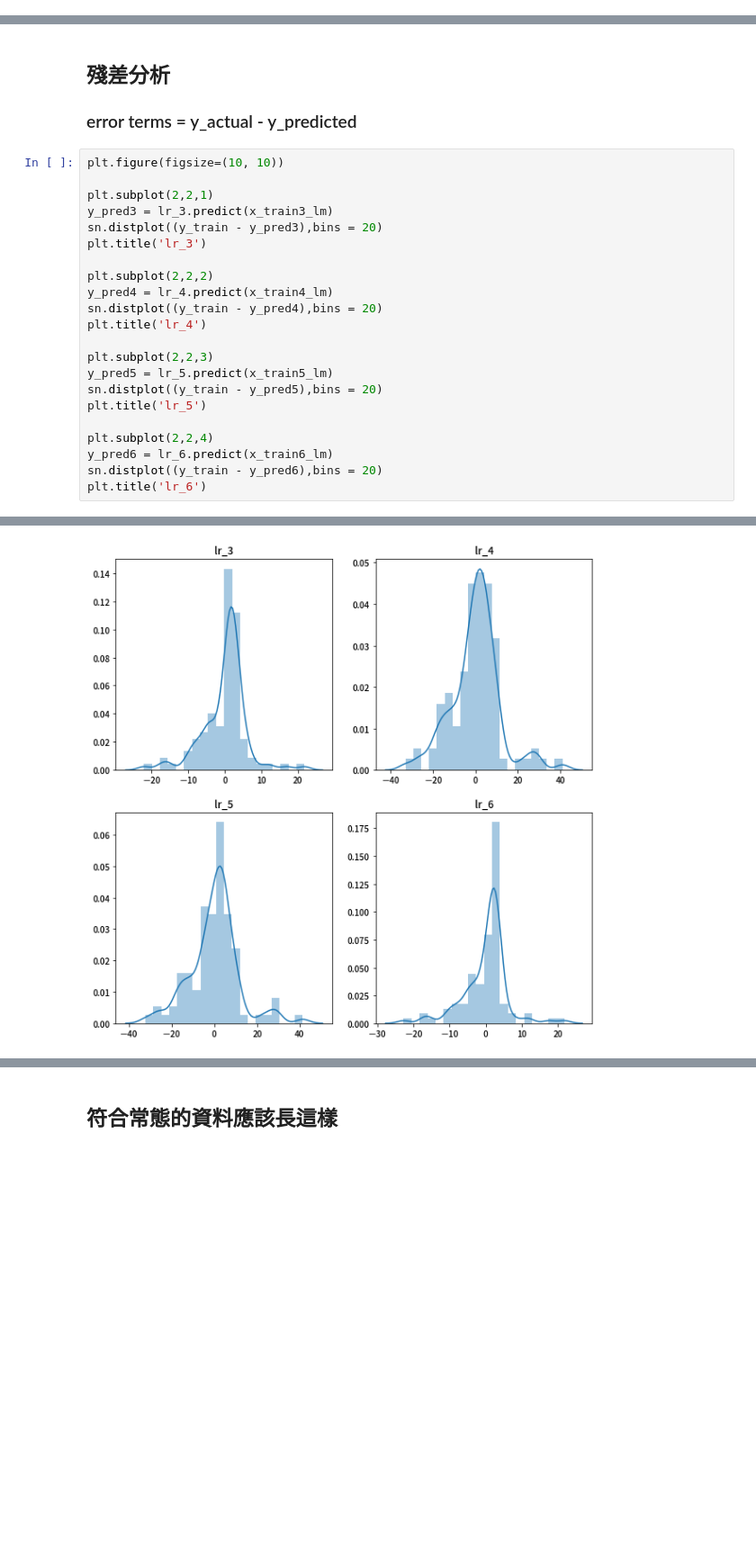
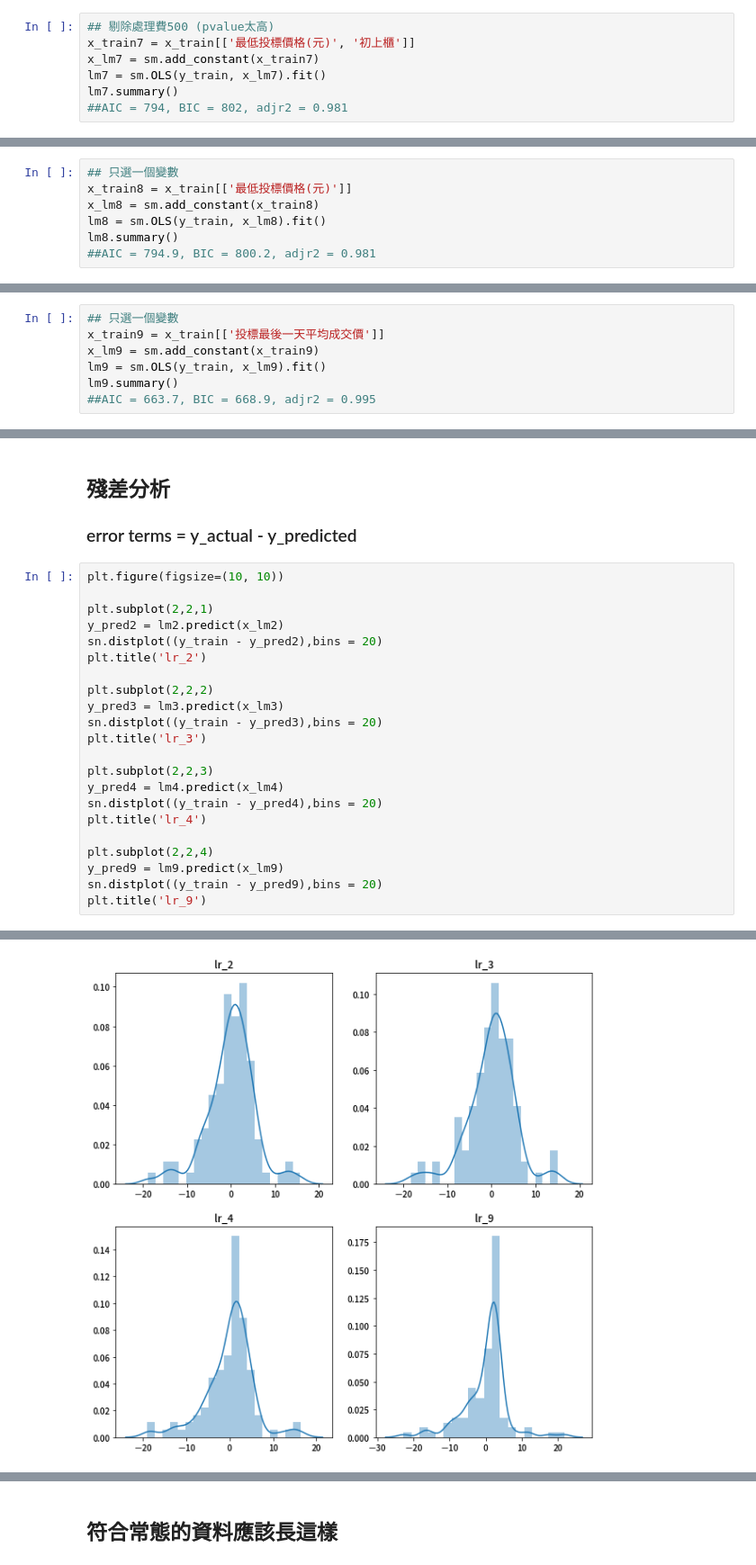
Before and after one commit to hello0217/auction, a Jupyter notebook: auction.ipynb, the cells around one changed output, grey strips where cells are left out. Shown at 90% size. Cells and saved outputs as stored; diff of their text form; blank space fills up the shorter version.

```diff
--- a/auction.ipynb
+++ b/auction.ipynb
@@ -705,0 +732,7 @@ strong multicollinearity or other numerical problems.
+# %%
+## 剔除處理費500 (pvalue太高)
+x_train7 = x_train[['最低投標價格(元)', '初上櫃']]
+x_lm7 = sm.add_constant(x_train7)
+lm7 = sm.OLS(y_train, x_lm7).fit()
+lm7.summary()
+##AIC = 794, BIC = 802, adjr2 = 0.981
@@ -705,0 +760,7 @@ strong multicollinearity or other numerical problems.
+# %%
+## 只選一個變數
+x_train8 = x_train[['最低投標價格(元)']]
+x_lm8 = sm.add_constant(x_train8)
+lm8 = sm.OLS(y_train, x_lm8).fit()
+lm8.summary()
+##AIC = 794.9, BIC = 800.2, adjr2 = 0.981
@@ -705,0 +787,7 @@ strong multicollinearity or other numerical problems.
+# %%
+## 只選一個變數
+x_train9 = x_train[['投標最後一天平均成交價']]
+x_lm9 = sm.add_constant(x_train9)
+lm9 = sm.OLS(y_train, x_lm9).fit()
+lm9.summary()
+##AIC = 663.7, BIC = 668.9, adjr2 = 0.995
@@ -876,22 +910,22 @@ Warnings:
 plt.figure(figsize=(10, 10))
 
 plt.subplot(2,2,1)
-y_pred3 = lr_3.predict(x_train3_lm)
+y_pred2 = lm2.predict(x_lm2)
+sn.distplot((y_train - y_pred2),bins = 20)
+plt.title('lr_2')
+
+plt.subplot(2,2,2)
+y_pred3 = lm3.predict(x_lm3)
 sn.distplot((y_train - y_pred3),bins = 20)
 plt.title('lr_3')
 
-plt.subplot(2,2,2)
-y_pred4 = lr_4.predict(x_train4_lm)
+plt.subplot(2,2,3)
+y_pred4 = lm4.predict(x_lm4)
 sn.distplot((y_train - y_pred4),bins = 20)
 plt.title('lr_4')
 
-plt.subplot(2,2,3)
-y_pred5 = lr_5.predict(x_train5_lm)
-sn.distplot((y_train - y_pred5),bins = 20)
-plt.title('lr_5')
-
 plt.subplot(2,2,4)
-y_pred6 = lr_6.predict(x_train6_lm)
-sn.distplot((y_train - y_pred6),bins = 20)
-plt.title('lr_6')
+y_pred9 = lm9.predict(x_lm9)
+sn.distplot((y_train - y_pred9),bins = 20)
+plt.title('lr_9')
 # %% [output]
@@ -899,2 +933,2 @@ Text(0.5, 1.0, 'lr_6')
-[figure, old version]
+[figure, new version]
 # %%
```
Also changed, not shown: parts of 40 cells of this notebook.
